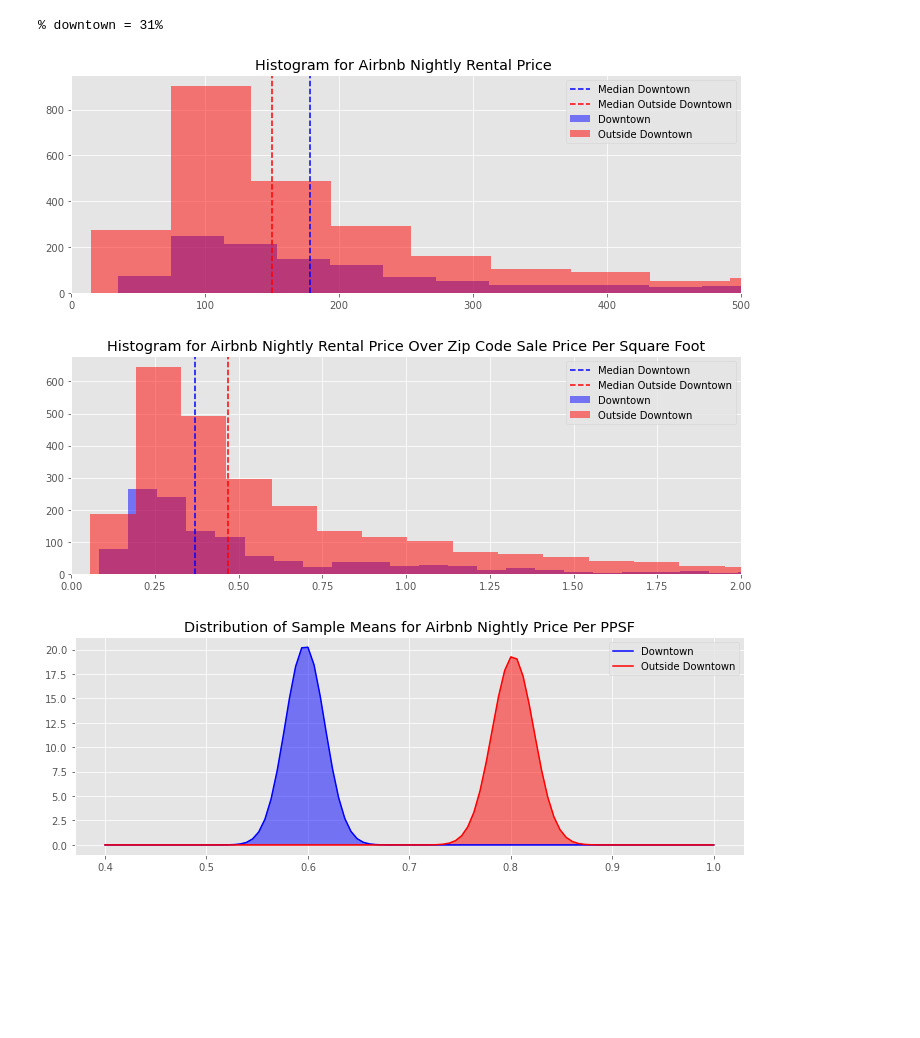
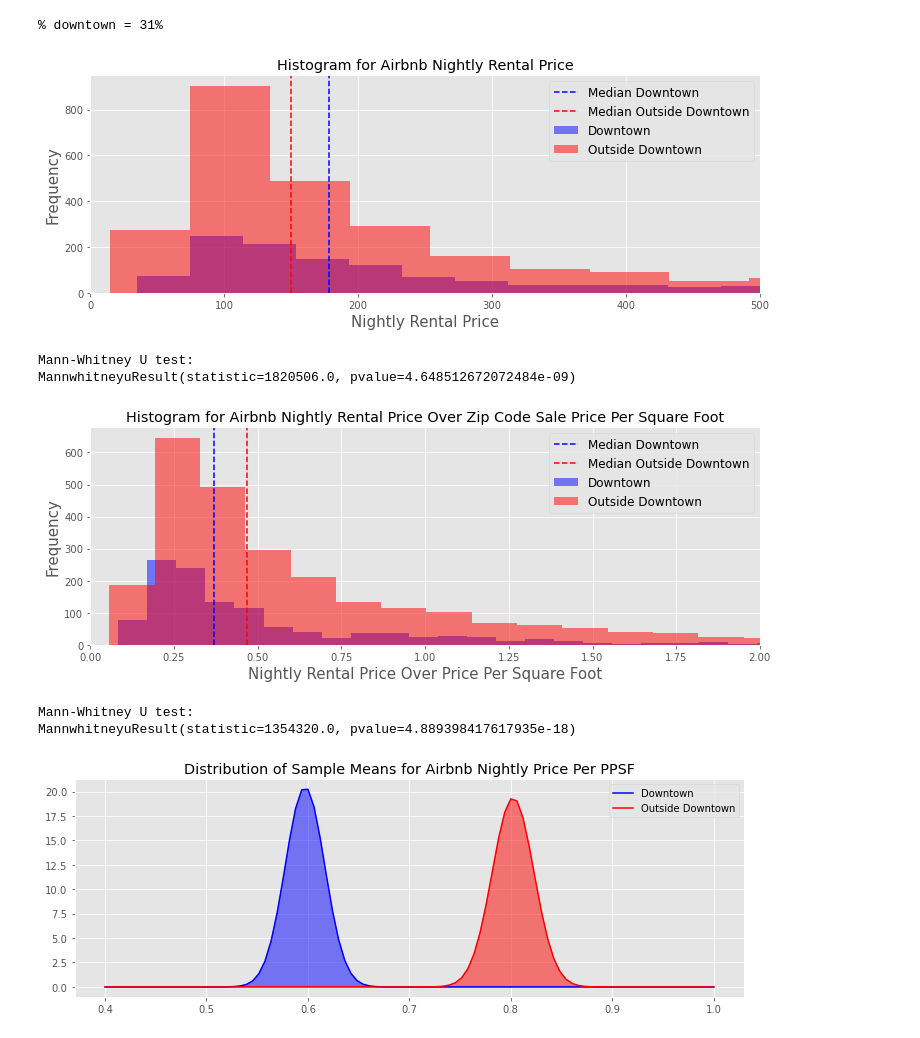
Before and after one commit to randallb15/Real-Estate-Analysis, a Jupyter notebook: StatisticalAnalysis.ipynb, the cells around one changed output. Cells and saved outputs as stored; diff of their text form; code cells hidden in the pictures; blank space fills up the shorter version.

Commit message:
updated imgs, readme, u tests

```diff
--- a/StatisticalAnalysis.ipynb
+++ b/StatisticalAnalysis.ipynb
@@ -506,21 +509,31 @@ Austinothermeans = bootstrap_sample_means(Outside_Downtown['RentalPriceOverPPSF'
 # %%
 # Creating a plot
 fig,ax = plt.subplots(figsize=(12,4))
 
 # Plotting Histogram for Airbnb Nightly Rental Price
 
 ax.hist(Downtown['price'], bins=100, color='blue', label='Downtown',alpha=0.5)
 ax.axvline(Downtown['price'].median(), color='blue', linestyle = '--',label='Median Downtown')
 ax.hist(Outside_Downtown['price'], bins=100, color='red', label='Outside Downtown',alpha=0.5)
 ax.axvline(Outside_Downtown['price'].median(), color='red', linestyle = '--',label='Median Outside Downtown')
 
 ax.set_xlim(0,500)
 # Add legend and plot title
-ax.legend()
-ax.set_title("Histogram for Airbnb Nightly Rental Price ");
+ax.legend(fontsize='large')
+ax.set_xlabel('Nightly Rental Price',fontsize=15)
+ax.set_ylabel('Frequency',fontsize=15)
+ax.set_title("Histogram for Airbnb Nightly Rental Price");
 plt.savefig('img/nightlypricedowntownhist.png')
 # %% [output]
-[figure, old version]
+[figure, new version]
+# %%
+# Data is not normally distributed, so performing a Mann Whitney U test to see if we can say that the downtown median rental price is actually higher
+# Data looks roughly the same shape
+print("Mann-Whitney U test:")
+print(stats.mannwhitneyu(Downtown['price'], Outside_Downtown['price'], alternative = 'greater'))
+# %% [output]
+Mann-Whitney U test:
+MannwhitneyuResult(statistic=1820506.0, pvalue=4.648512672072484e-09)
 # %%
 # Creating a plot
 fig,ax = plt.subplots(figsize=(12,4))
@@ -534,11 +547,21 @@ ax.axvline(Outside_Downtown['RentalPriceOverPPSF'].median(), color='red', linest
 
 ax.set_xlim(0,2)
 # Add legend and plot title
-ax.legend()
+ax.legend(fontsize='large')
+ax.set_xlabel('Nightly Rental Price Over Price Per Square Foot',fontsize=15)
+ax.set_ylabel('Frequency',fontsize=15)
 ax.set_title("Histogram for Airbnb Nightly Rental Price Over Zip Code Sale Price Per Square Foot");
 plt.savefig('img/nightlypriceperppsfdowntownhist.png')
 # %% [output]
-[figure, old version]
+[figure, new version]
+# %%
+# Data is not normally distributed, so performing a Mann Whitney U test to see if we can say that the downtown median rental price is actually higher
+# Data looks roughly the same shape
+print("Mann-Whitney U test:")
+print(stats.mannwhitneyu(Downtown['RentalPriceOverPPSF'], Outside_Downtown['RentalPriceOverPPSF'], alternative = 'less'))
+# %% [output]
+Mann-Whitney U test:
+MannwhitneyuResult(statistic=1354320.0, pvalue=4.889398417617935e-18)
 # %%
 # Creating a plot
 fig,ax = plt.subplots(figsize=(12,4))
```
Also changed, not shown: parts of 1 cell of this notebook, 6 other files.
